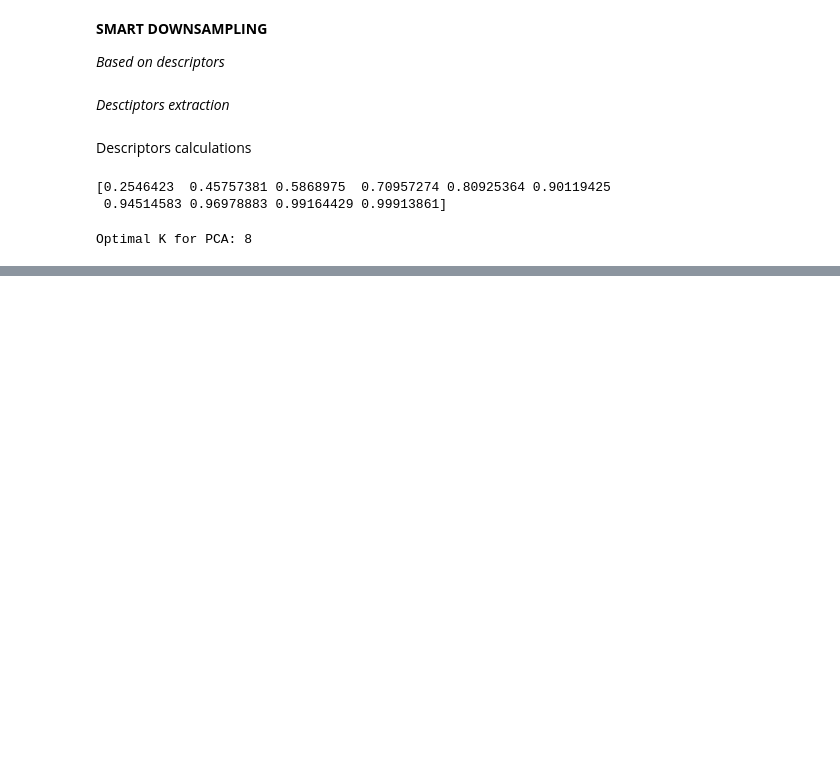
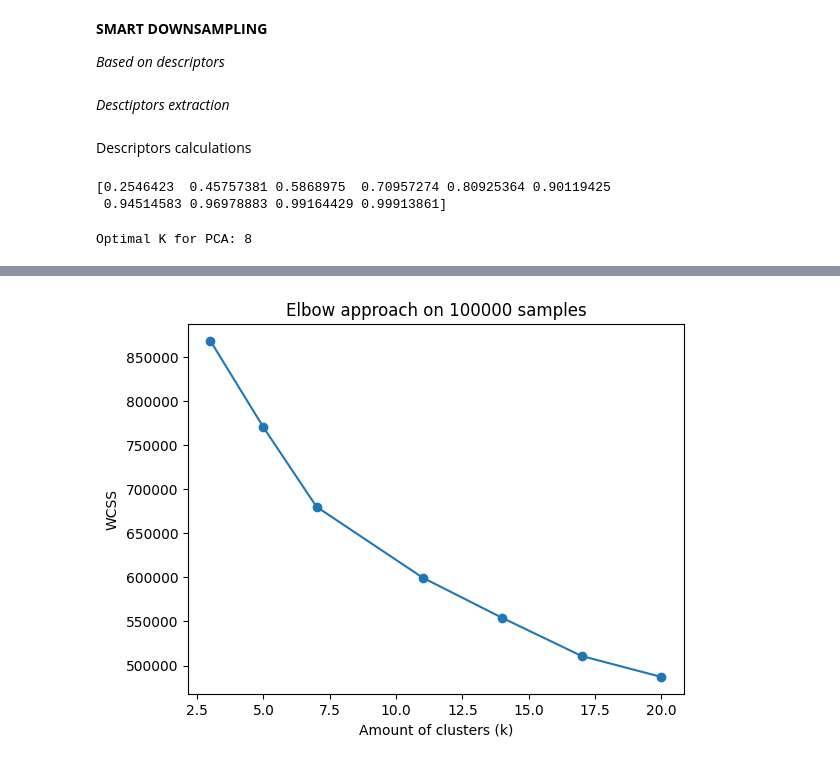
Before and after one commit to YPolina/Medicine, a Jupyter notebook: BELKA/ETL.ipynb, the cells around one changed output, grey strips where cells are left out. Cells and saved outputs as stored; diff of their text form; code cells hidden in the pictures; blank space fills up the shorter version.

```diff
--- a/BELKA/ETL.ipynb
+++ b/BELKA/ETL.ipynb
@@ -253,0 +431,11 @@ clustered_data.select("id", "kmeans_cluster").write.csv("kmeans_results.csv", he
+# %%
+ks = [3,5,7,11,14,17,20]
+results_1 = [868000, 770000, 680000, 599717, 554116, 510851, 487182]
+
+plt.plot(ks, results_1, marker="o")
+plt.xlabel("Amount of clusters (k)")
+plt.ylabel("WCSS")
+plt.title("Elbow approach on 100000 samples")
+plt.show()
+# %% [output]
+[figure, added]
```
Also changed, not shown: parts of 22 cells of this notebook.
